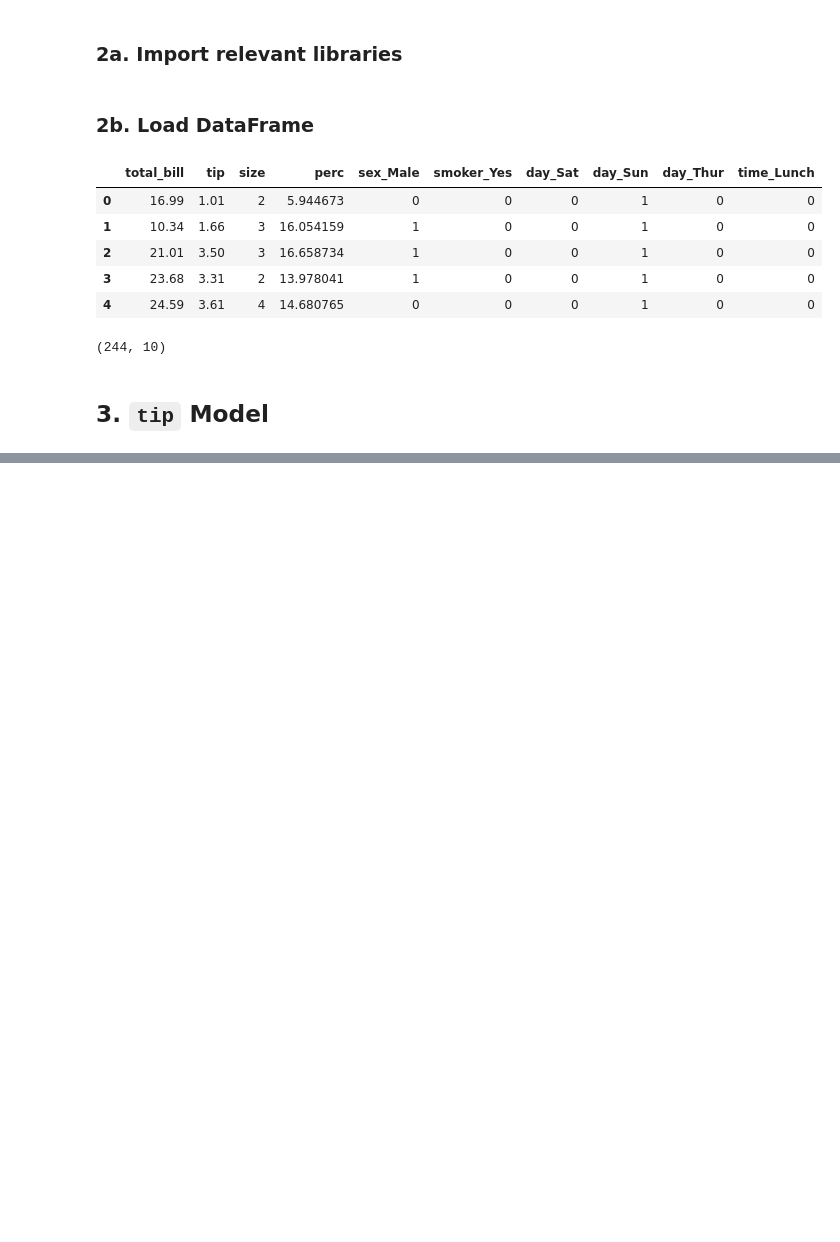
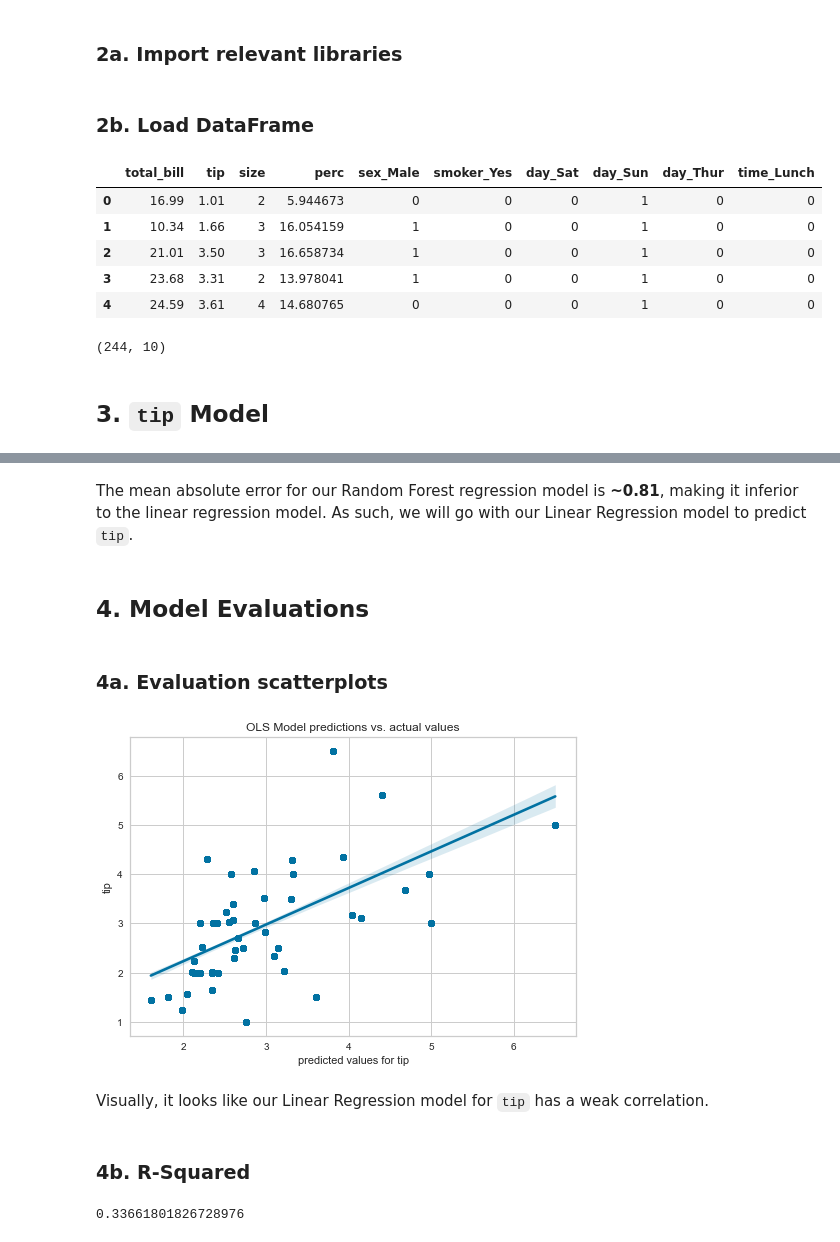
Before and after one commit to saintgau/Springboard-Projects, a Jupyter notebook: Springboard Projects/Predicting a Table's Tips/Modeling.ipynb, the cells around one changed output, grey strips where cells are left out. Saved outputs shown, nothing was run; the diff lists cells and outputs as text; code cells hidden in the pictures; blank space fills up the shorter version.

```diff
--- a/Springboard Projects/Predicting a Table's Tips/Modeling.ipynb
+++ b/Springboard Projects/Predicting a Table's Tips/Modeling.ipynb
@@ -603,0 +280,24 @@ However, it will be encouraging for those establishments to know that an accurat
+# %% [markdown]
+The mean absolute error for our Random Forest regression model is **~0.81**, making it inferior to the linear regression model. As such, we will go with our Linear Regression model to predict `tip`.
+# %% [markdown]
+## 4. Model Evaluations<a id='5._Model_Evaluations'></a>
+# %% [markdown]
+### 4a. Evaluation scatterplots<a id='5a._Evaluation_scatterplots'></a>
+# %%
+model = tip_lr_grid.fit(X_train, y_train)
+y_pred = model.predict(X_test)
+
+_ = plt.xlabel('predicted values for tip')
+_ = plt.ylabel('actual values for tip')
+_ = plt.title('OLS Model predictions vs. actual values')
+_ = sns.regplot(x=y_pred, y=y_test, fit_reg = True)
+# %% [output]
+[figure, added]
+# %% [markdown]
+Visually, it looks like our Linear Regression model for `tip` has a weak correlation.
+# %% [markdown]
+### 4b. R-Squared<a id='5b._R-Squared'></a>
+# %%
+model.score(X_test, y_test)
+# %% [output]
+0.33661801826728976
```
Also changed, not shown: parts of 85 cells of this notebook.
